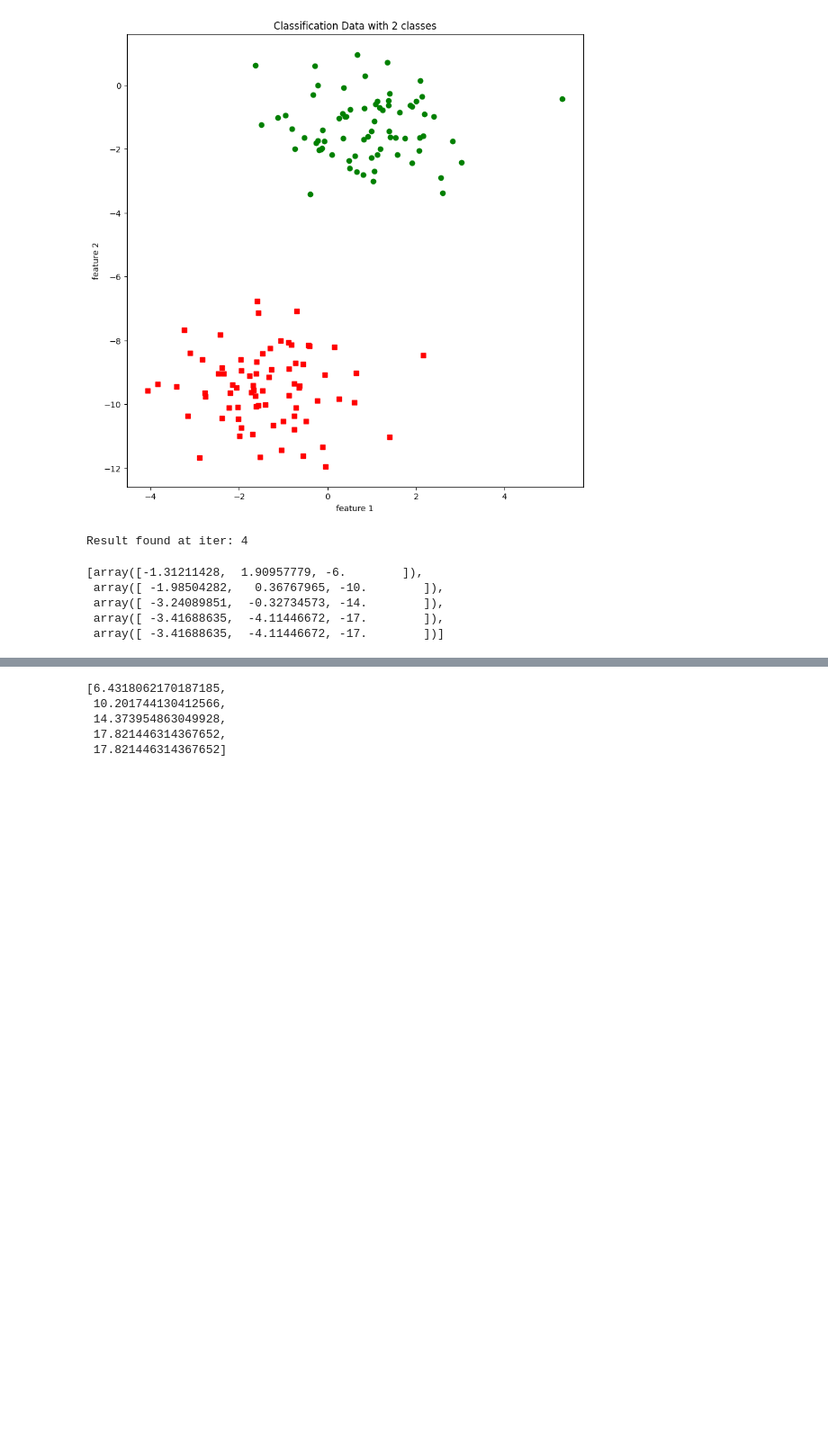
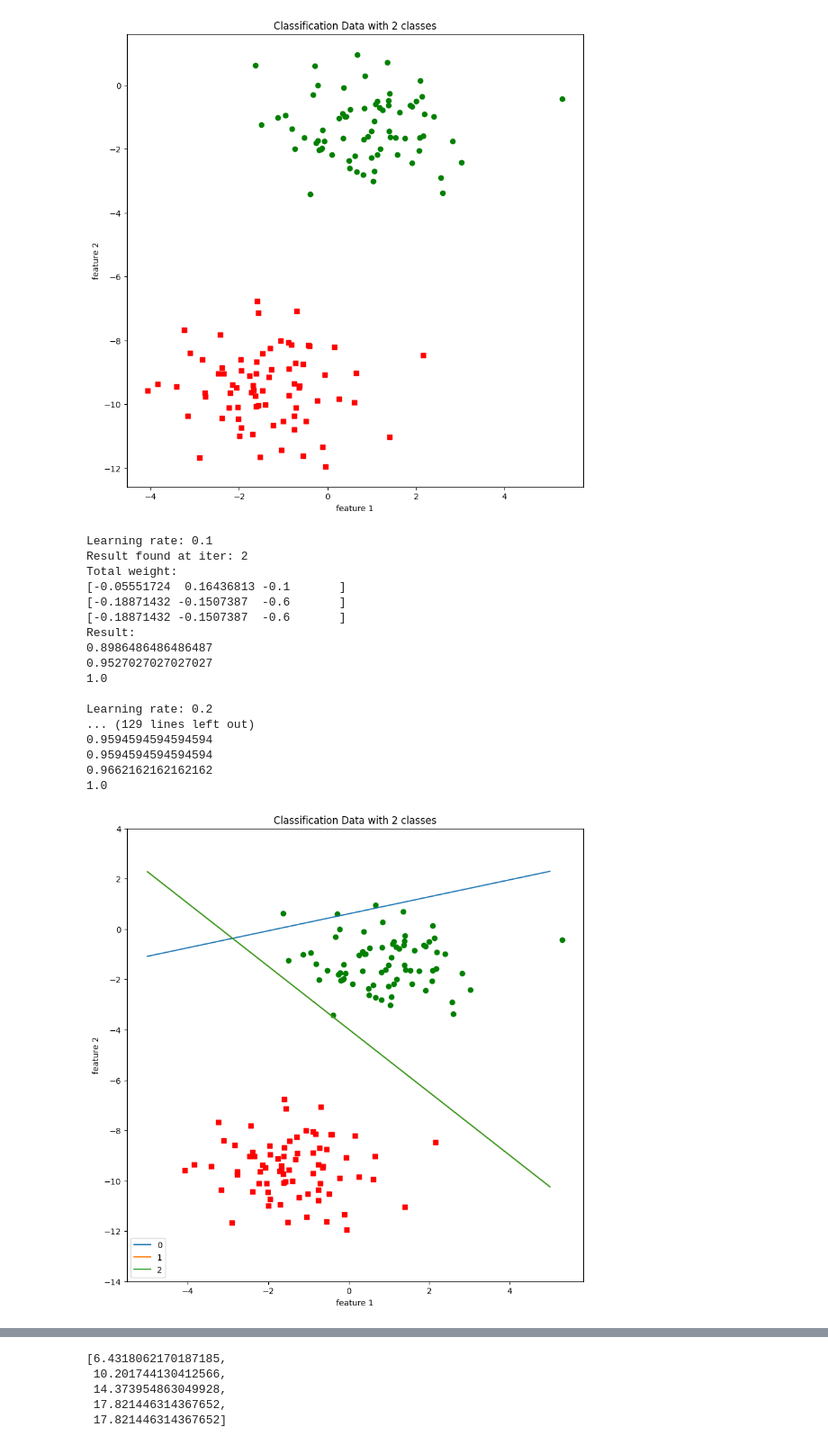
Before and after one commit to trungvt138/MMP, a Jupyter notebook: MMP3/Perceptron_dataset copy.ipynb, the cells around one changed output, grey strips where cells are left out. Shown: that part at 90% size. Saved outputs shown, nothing was run; the diff lists cells and outputs as text; code cells hidden in the pictures; blank space fills up the shorter version.

```diff
--- a/MMP3/Perceptron_dataset copy.ipynb
+++ b/MMP3/Perceptron_dataset copy.ipynb
@@ -83,12 +83,11 @@ def PerzeptronLernen(m_plus, m_minus, iters=10):
     print(f"Result not found after {iters} iterations.")
     return ws, corrs
 # %%
-def PerzeptronLernenDelta(m_plus, m_minus, iters=10):
+def PerzeptronLernenDelta(m_plus, m_minus,learning_rate, iters=10):
     itemCount = len(m_plus) + len(m_minus)
     w = np.ones(len(m_plus[0]))
     ws = []
     corrs = []
-    eta = 1
 
     for i in range(iters):
         corr = itemCount
@@ -105,7 +104,7 @@ def PerzeptronLernenDelta(m_plus, m_minus, iters=10):
 
             delta = o - tx
             if delta != 0: corr -= 1
-            dW = -eta*delta*x
+            dW = -learning_rate*delta*x
             w += dW
 
         corrs.append(corr/float(itemCount))
@@ -121,13 +123 @@ m_plus = [np.append(x, 1.0) for x in x_data[y_data == 0]]
 m_minus = [np.append(x, 1.0) for x in x_data[y_data == 1]]
-# %%
-ws, res = PerzeptronLernenDelta(m_plus, m_minus)
-# %% [output]
-Result found at iter: 4
-# %%
-ws
-# %% [output]
-[array([-1.31211428,  1.90957779, -6.        ]),
- array([ -1.98504282,   0.36767965, -10.        ]),
- array([ -3.24089851,  -0.32734573, -14.        ]),
- array([ -3.41688635,  -4.11446672, -17.        ]),
- array([ -3.41688635,  -4.11446672, -17.        ])]
@@ -133,0 +127,43 @@ ws
+# %%
+for i in np.arange(0.1, 1.1, 0.1):
+    print("Learning rate: %.1f" %(i))
+    ws, res = PerzeptronLernenDelta(m_plus, m_minus, i)
+    print('Total weight:')
+    for elem in ws:
+        print(elem)
+    print('Result:')
+    for elem in res:
+        print(elem)
+
+    fig = plt.figure(figsize=(10,10))
+    plt.plot(x_data[y_data == 0, 0], x_data[y_data == 0, 1], 'rs')
+    plt.plot(x_data[y_data == 1, 0], x_data[y_data == 1, 1], 'go')
+    for i,w in enumerate(ws):
+        plt.plot([-5,5], [f(-5,w), f(5,w)], label=f"{i}")
+    plt.xlabel("feature 1")
+    plt.ylabel("feature 2")
+    plt.ylim(-14,4)
+    plt.title('Classification Data with 2 classes')
+    plt.legend()
+
+    print()
+    # print([np.linalg.norm(x) for x in ws])
+# %% [output]
+Learning rate: 0.1
+Result found at iter: 2
+Total weight:
+[-0.05551724  0.16436813 -0.1       ]
+[-0.18871432 -0.1507387  -0.6       ]
+[-0.18871432 -0.1507387  -0.6       ]
+Result:
+0.8986486486486487
+0.9527027027027027
+1.0
+
+Learning rate: 0.2
+... (129 lines left out)
+0.9594594594594594
+0.9594594594594594
+0.9662162162162162
+1.0
+[figure, added]
```
Also changed, not shown: parts of 5 cells of this notebook, 1 other file.
